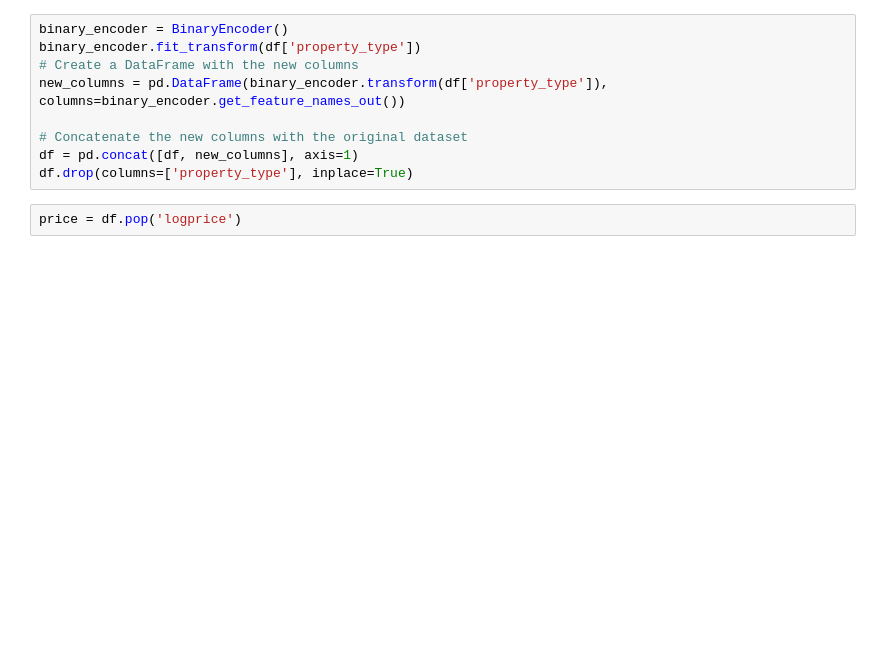
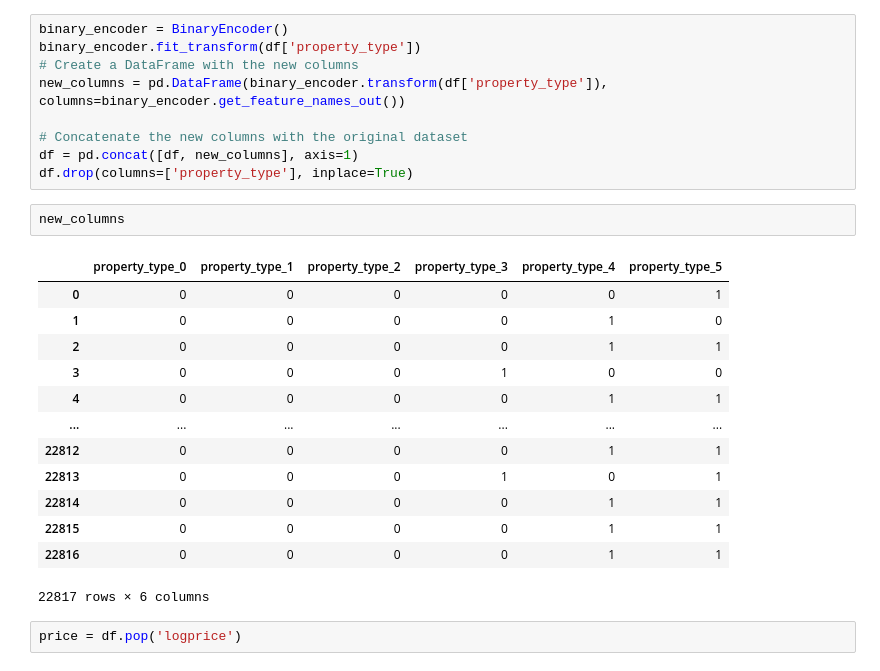
Before and after one commit to LorenzoBonanni/RomeAirbnbAnalysis, a Jupyter notebook: model.ipynb, the cells around one changed output. Cells and saved outputs as stored; diff of their text form; blank space fills up the shorter version.

```diff
--- a/model.ipynb
+++ b/model.ipynb
@@ -37,6 +55,22 @@ new_columns = pd.DataFrame(binary_encoder.transform(df['property_type']), column
 # Concatenate the new columns with the original dataset
 df = pd.concat([df, new_columns], axis=1)
 df.drop(columns=['property_type'], inplace=True)
+# %%
+new_columns
+# %% [output]
+|  | property_type_0 | property_type_1 | property_type_2 | property_type_3 | property_type_4 | property_type_5 |
+| 0 | 0 | 0 | 0 | 0 | 0 | 1 |
+| 1 | 0 | 0 | 0 | 0 | 1 | 0 |
+| 2 | 0 | 0 | 0 | 0 | 1 | 1 |
+| 3 | 0 | 0 | 0 | 1 | 0 | 0 |
+| 4 | 0 | 0 | 0 | 0 | 1 | 1 |
+| ... | ... | ... | ... | ... | ... | ... |
+| 22812 | 0 | 0 | 0 | 0 | 1 | 1 |
+| 22813 | 0 | 0 | 0 | 1 | 0 | 1 |
+| 22814 | 0 | 0 | 0 | 0 | 1 | 1 |
+| 22815 | 0 | 0 | 0 | 0 | 1 | 1 |
+| 22816 | 0 | 0 | 0 | 0 | 1 | 1 |
+22817 rows × 6 columns
 # %%
 price = df.pop('logprice')
 # %%
```
Also changed, not shown: parts of 22 cells of this notebook, 1 other file.
